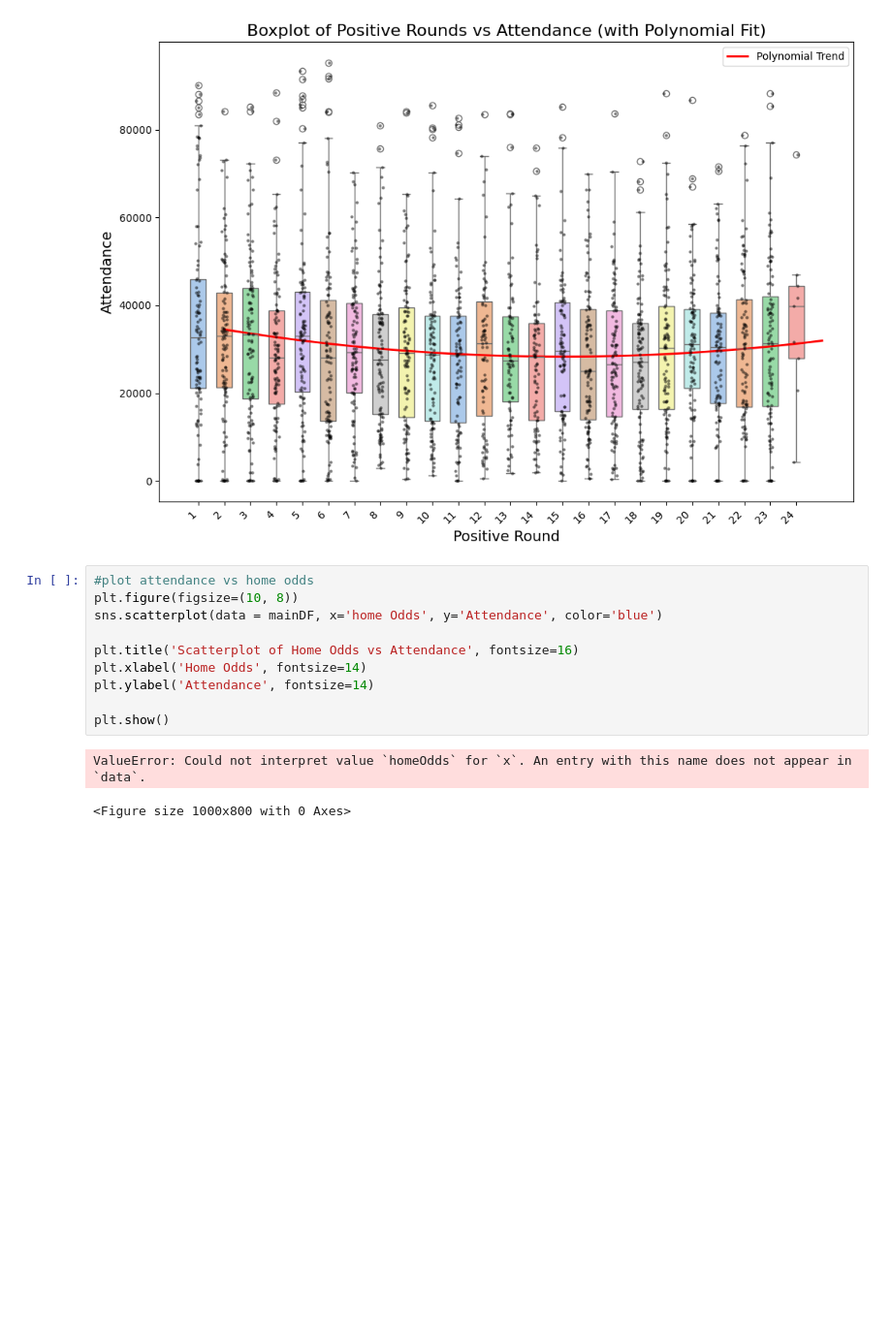
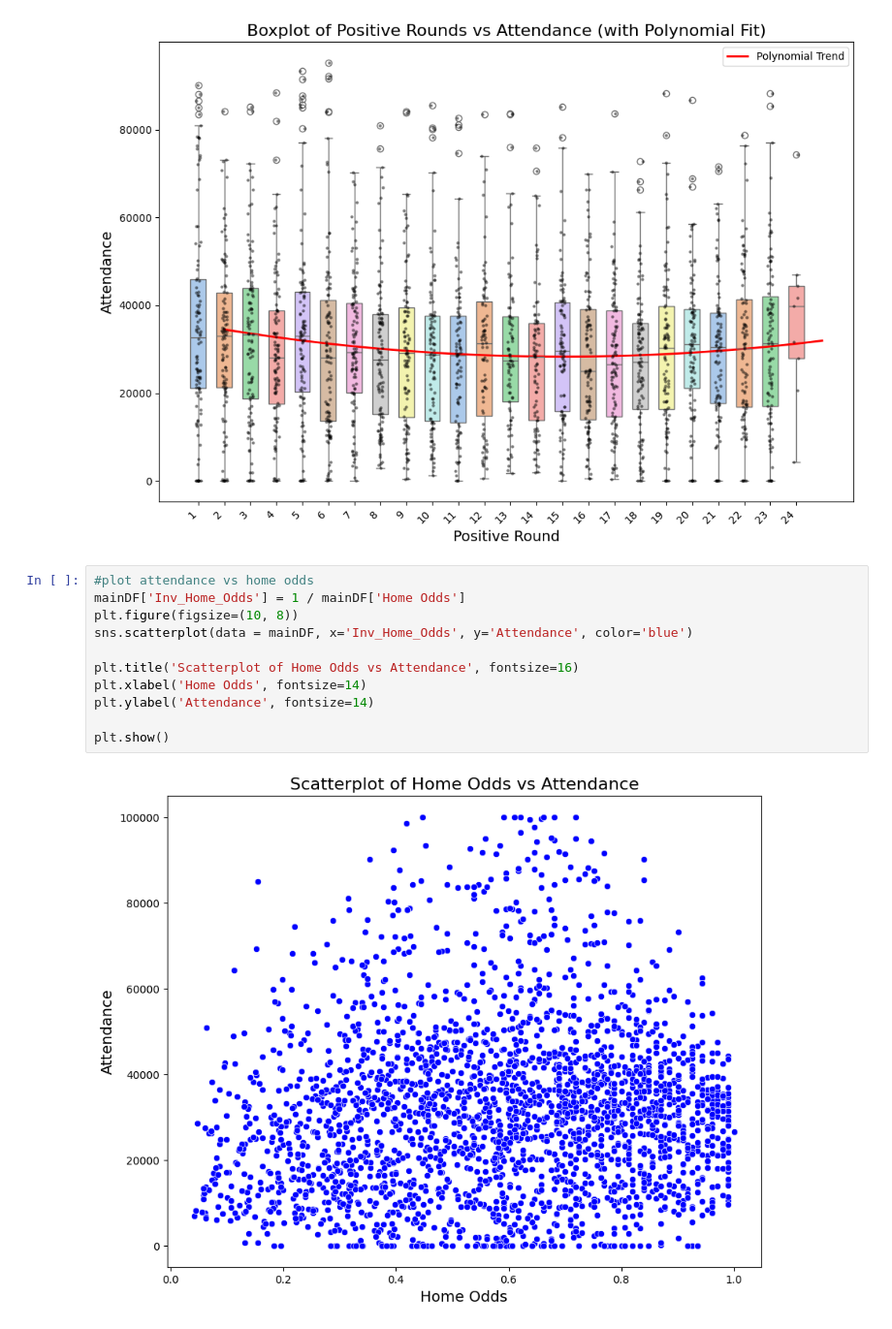
Before and after one commit to Raad42/AflAnalysis-, a Jupyter notebook: notebooks/eda.ipynb, the cells around one changed output. Shown at 97% size. Drawn from its saved outputs; the diff is of its cells as text; blank space fills up the shorter version.

```diff
--- a/notebooks/eda.ipynb
+++ b/notebooks/eda.ipynb
@@ -326,14 +326,14 @@ Passing `palette` without assigning `hue` is deprecated and will be removed in v
 [figure]
 # %%
 #plot attendance vs home odds
+mainDF['Inv_Home_Odds'] = 1 / mainDF['Home Odds']
 plt.figure(figsize=(10, 8))
-sns.scatterplot(data = mainDF, x='home Odds', y='Attendance', color='blue')
+sns.scatterplot(data = mainDF, x='Inv_Home_Odds', y='Attendance', color='blue')
 
 plt.title('Scatterplot of Home Odds vs Attendance', fontsize=16)
 plt.xlabel('Home Odds', fontsize=14)
 plt.ylabel('Attendance', fontsize=14)
 
 plt.show()
 # %% [output]
-ValueError: Could not interpret value `homeOdds` for `x`. An entry with this name does not appear in `data`.
-<Figure size 1000x800 with 0 Axes>
+[figure, added]
```
Also changed, not shown: parts of 1 cell of this notebook, 12 other files.
